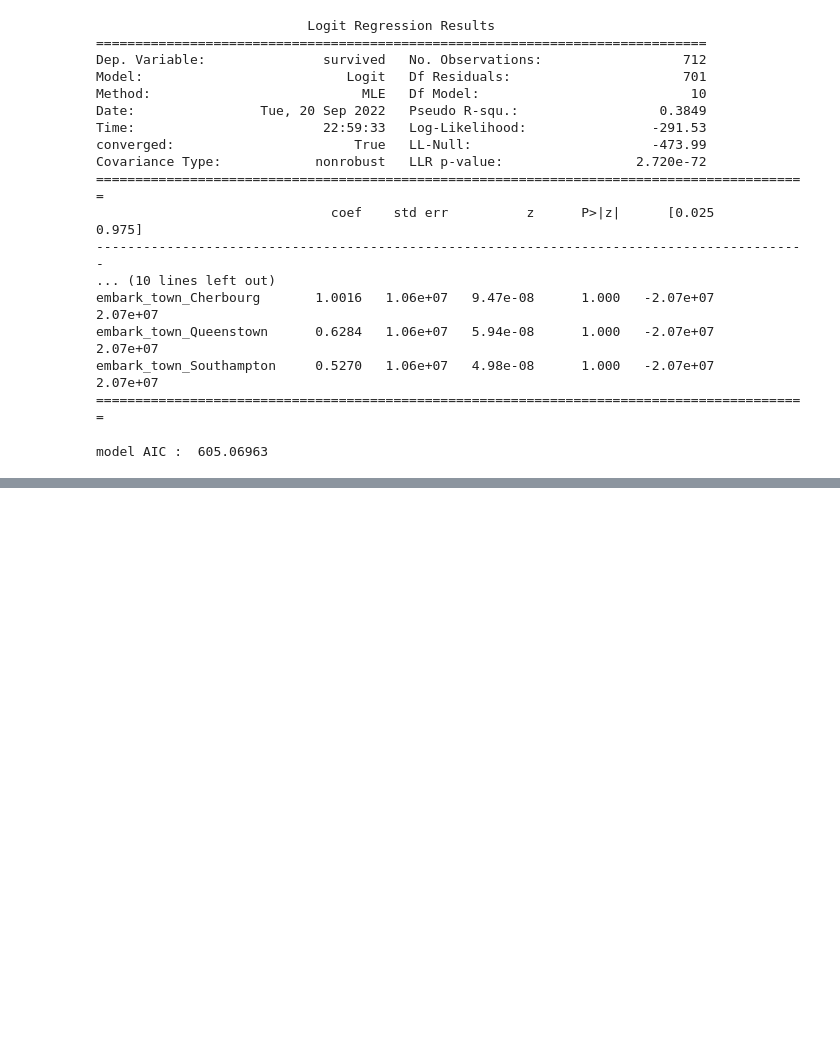
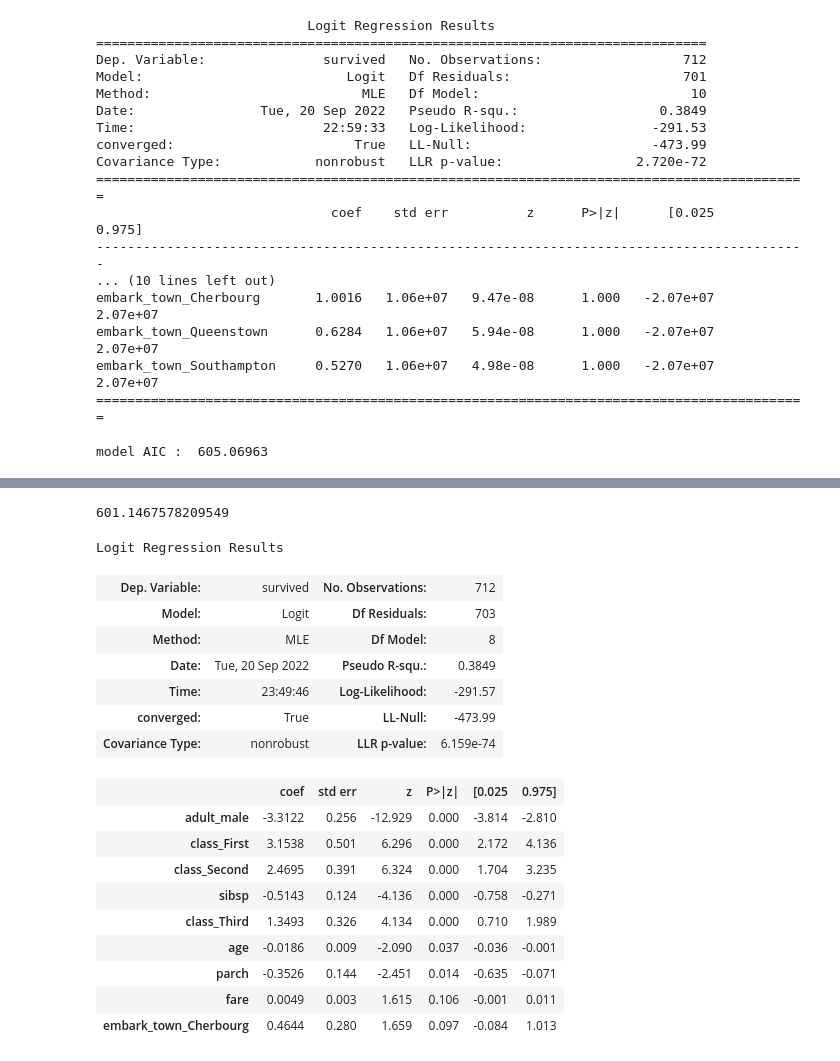
Before and after one commit to blackbutterfly0852/ADP_2, a Jupyter notebook: 220920_6_통계분석.ipynb, the cells around one changed output, grey strips where cells are left out. Drawn from its saved outputs; the diff is of its cells as text; code cells hidden in the pictures; blank space fills up the shorter version.

```diff
--- a/220920_6_통계분석.ipynb
+++ b/220920_6_통계분석.ipynb
@@ -154,0 +263,25 @@ model AIC :  605.06963
+# %%
+Stepwise_best_model.aic
+# %% [output]
+601.1467578209549
+# %%
+Stepwise_best_model.summary()
+# %% [output]
+Logit Regression Results
+| Dep. Variable: | survived | No. Observations: | 712 |
+| Model: | Logit | Df Residuals: | 703 |
+| Method: | MLE | Df Model: | 8 |
+| Date: | Tue, 20 Sep 2022 | Pseudo R-squ.: | 0.3849 |
+| Time: | 23:49:46 | Log-Likelihood: | -291.57 |
+| converged: | True | LL-Null: | -473.99 |
+| Covariance Type: | nonrobust | LLR p-value: | 6.159e-74 |
+|  | coef | std err | z | P>|z| | [0.025 | 0.975] |
+| adult_male | -3.3122 | 0.256 | -12.929 | 0.000 | -3.814 | -2.810 |
+| class_First | 3.1538 | 0.501 | 6.296 | 0.000 | 2.172 | 4.136 |
+| class_Second | 2.4695 | 0.391 | 6.324 | 0.000 | 1.704 | 3.235 |
+| sibsp | -0.5143 | 0.124 | -4.136 | 0.000 | -0.758 | -0.271 |
+| class_Third | 1.3493 | 0.326 | 4.134 | 0.000 | 0.710 | 1.989 |
+| age | -0.0186 | 0.009 | -2.090 | 0.037 | -0.036 | -0.001 |
+| parch | -0.3526 | 0.144 | -2.451 | 0.014 | -0.635 | -0.071 |
+| fare | 0.0049 | 0.003 | 1.615 | 0.106 | -0.001 | 0.011 |
+| embark_town_Cherbourg | 0.4644 | 0.280 | 1.659 | 0.097 | -0.084 | 1.013 |
```
Also changed, not shown: parts of 20 cells of this notebook.
